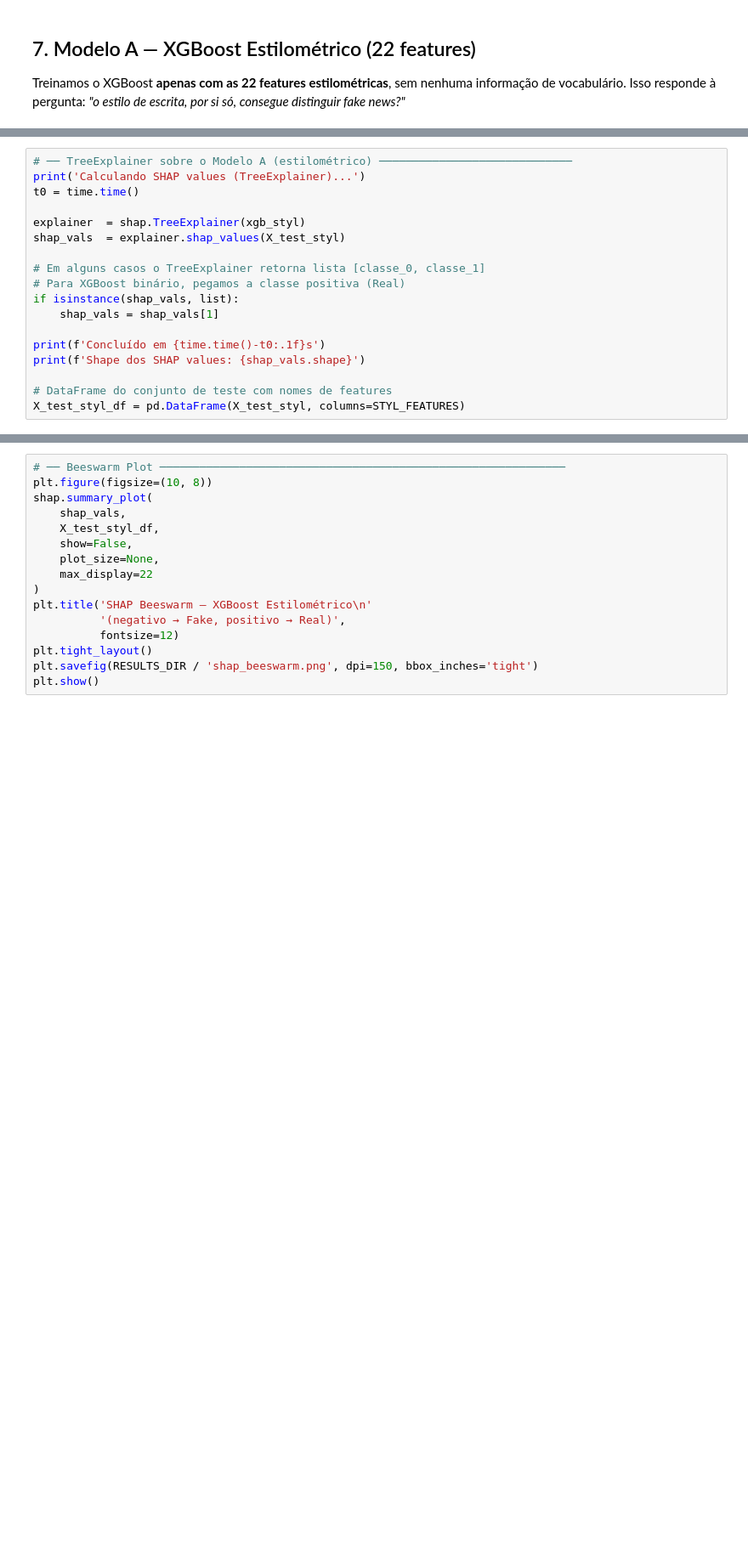
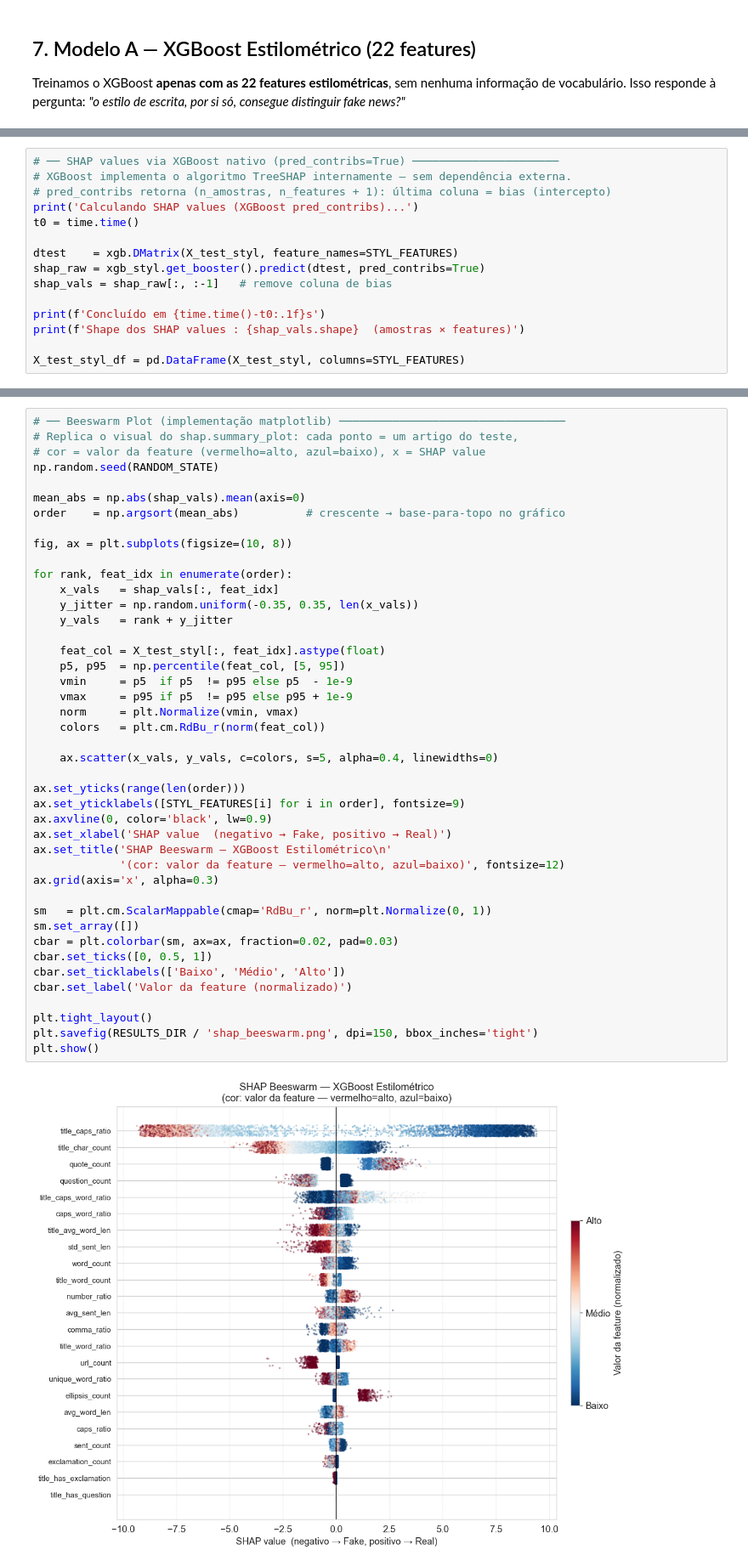
Before and after one commit to Filip3Owl/Newsguard-Nlp, a Jupyter notebook: notebooks/02_stylometric_xgboost.ipynb, the cells around one changed output, grey strips where cells are left out. Shown at 85% size. Saved outputs shown, nothing was run; the diff lists cells and outputs as text; blank space fills up the shorter version.

```diff
--- a/notebooks/02_stylometric_xgboost.ipynb
+++ b/notebooks/02_stylometric_xgboost.ipynb
@@ -713,20 +815,17 @@ Para modelos de árvore (incluindo XGBoost), o **TreeExplainer** calcula os Shap
 - **Cor do ponto**: valor real da feature — vermelho=alto, azul=baixo
 - **Cada ponto**: um artigo do conjunto de teste
 # %%
-# ── TreeExplainer sobre o Modelo A (estilométrico) ─────────────────────────────
-print('Calculando SHAP values (TreeExplainer)...')
+# ── SHAP values via XGBoost nativo (pred_contribs=True) ──────────────────────
+# XGBoost implementa o algoritmo TreeSHAP internamente — sem dependência externa.
+# pred_contribs retorna (n_amostras, n_features + 1): última coluna = bias (intercepto)
+print('Calculando SHAP values (XGBoost pred_contribs)...')
 t0 = time.time()
 
-explainer  = shap.TreeExplainer(xgb_styl)
-shap_vals  = explainer.shap_values(X_test_styl)
-
-# Em alguns casos o TreeExplainer retorna lista [classe_0, classe_1]
-# Para XGBoost binário, pegamos a classe positiva (Real)
-if isinstance(shap_vals, list):
-    shap_vals = shap_vals[1]
+dtest    = xgb.DMatrix(X_test_styl, feature_names=STYL_FEATURES)
+shap_raw = xgb_styl.get_booster().predict(dtest, pred_contribs=True)
+shap_vals = shap_raw[:, :-1]   # remove coluna de bias
 
 print(f'Concluído em {time.time()-t0:.1f}s')
-print(f'Shape dos SHAP values: {shap_vals.shape}')
+print(f'Shape dos SHAP values : {shap_vals.shape}  (amostras × features)')
 
-# DataFrame do conjunto de teste com nomes de features
 X_test_styl_df = pd.DataFrame(X_test_styl, columns=STYL_FEATURES)
@@ -742,17 +863,46 @@ for feat, val in shap_importance.items():
 # %%
-# ── Beeswarm Plot ─────────────────────────────────────────────────────────────
-plt.figure(figsize=(10, 8))
-shap.summary_plot(
-    shap_vals,
-    X_test_styl_df,
-    show=False,
-    plot_size=None,
-    max_display=22
-)
-plt.title('SHAP Beeswarm — XGBoost Estilométrico\n'
-          '(negativo → Fake, positivo → Real)',
-          fontsize=12)
+# ── Beeswarm Plot (implementação matplotlib) ──────────────────────────────────
+# Replica o visual do shap.summary_plot: cada ponto = um artigo do teste,
+# cor = valor da feature (vermelho=alto, azul=baixo), x = SHAP value
+np.random.seed(RANDOM_STATE)
+
+mean_abs = np.abs(shap_vals).mean(axis=0)
+order    = np.argsort(mean_abs)          # crescente → base-para-topo no gráfico
+
+fig, ax = plt.subplots(figsize=(10, 8))
+
+for rank, feat_idx in enumerate(order):
+    x_vals   = shap_vals[:, feat_idx]
+    y_jitter = np.random.uniform(-0.35, 0.35, len(x_vals))
+    y_vals   = rank + y_jitter
+
+    feat_col = X_test_styl[:, feat_idx].astype(float)
+    p5, p95  = np.percentile(feat_col, [5, 95])
+    vmin     = p5  if p5  != p95 else p5  - 1e-9
+    vmax     = p95 if p5  != p95 else p95 + 1e-9
+    norm     = plt.Normalize(vmin, vmax)
+    colors   = plt.cm.RdBu_r(norm(feat_col))
+
+    ax.scatter(x_vals, y_vals, c=colors, s=5, alpha=0.4, linewidths=0)
+
+ax.set_yticks(range(len(order)))
+ax.set_yticklabels([STYL_FEATURES[i] for i in order], fontsize=9)
+ax.axvline(0, color='black', lw=0.9)
+ax.set_xlabel('SHAP value  (negativo → Fake, positivo → Real)')
+ax.set_title('SHAP Beeswarm — XGBoost Estilométrico\n'
+             '(cor: valor da feature — vermelho=alto, azul=baixo)', fontsize=12)
+ax.grid(axis='x', alpha=0.3)
+
+sm   = plt.cm.ScalarMappable(cmap='RdBu_r', norm=plt.Normalize(0, 1))
+sm.set_array([])
+cbar = plt.colorbar(sm, ax=ax, fraction=0.02, pad=0.03)
+cbar.set_ticks([0, 0.5, 1])
+cbar.set_ticklabels(['Baixo', 'Médio', 'Alto'])
+cbar.set_label('Valor da feature (normalizado)')
+
 plt.tight_layout()
 plt.savefig(RESULTS_DIR / 'shap_beeswarm.png', dpi=150, bbox_inches='tight')
 plt.show()
+# %% [output]
+[figure, added]
 # %%
```
Also changed, not shown: parts of 21 cells of this notebook, 2 other files.
